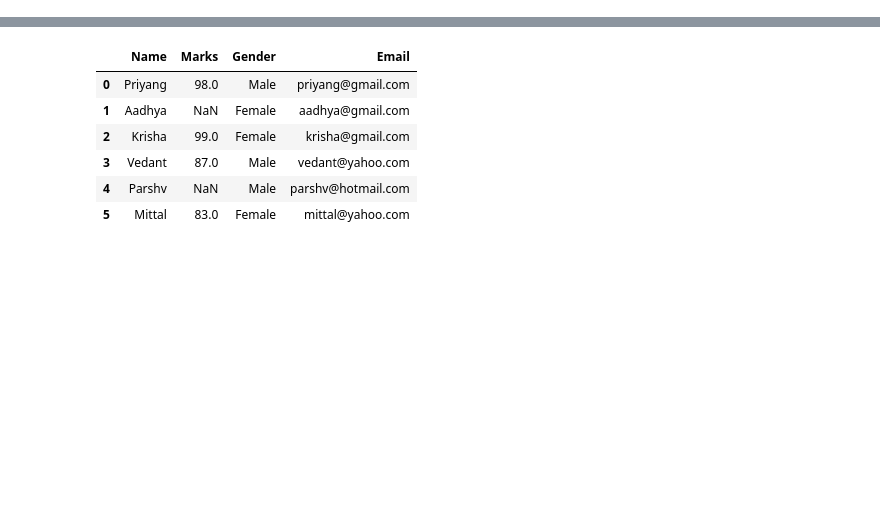
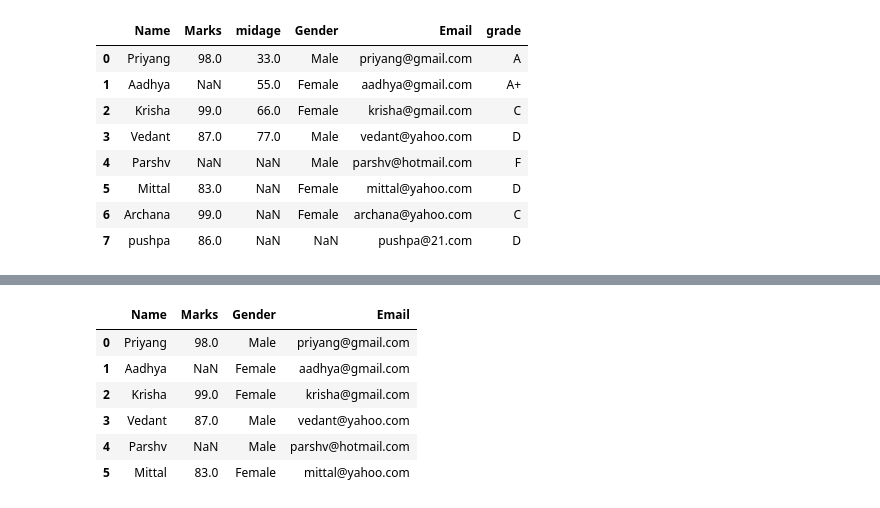
Before and after one commit to poonamsaxena123/python_task, a Jupyter notebook: pandass/pandas_test8.ipynb, the cells around one changed output, grey strips where cells are left out. Cells and saved outputs as stored; diff of their text form; code cells hidden in the pictures; blank space fills up the shorter version.

```diff
--- a/pandass/pandas_test8.ipynb
+++ b/pandass/pandas_test8.ipynb
@@ -41,0 +84,14 @@ memory usage: 384.0+ bytes
+# %%
+# add new
+df1["grade"]=["A","A+","C","D","F","D","C","D"]
+df1
+# %% [output]
+|  | Name | Marks | midage | Gender | Email | grade |
+| 0 | Priyang | 98.0 | 33.0 | Male | priyang@gmail.com | A |
+| 1 | Aadhya | NaN | 55.0 | Female | aadhya@gmail.com | A+ |
+| 2 | Krisha | 99.0 | 66.0 | Female | krisha@gmail.com | C |
+| 3 | Vedant | 87.0 | 77.0 | Male | vedant@yahoo.com | D |
+| 4 | Parshv | NaN | NaN | Male | parshv@hotmail.com | F |
+| 5 | Mittal | 83.0 | NaN | Female | mittal@yahoo.com | D |
+| 6 | Archana | 99.0 | NaN | Female | archana@yahoo.com | C |
+| 7 | pushpa | 86.0 | NaN | NaN | pushpa@21.com | D |
```
Also changed, not shown: parts of 14 cells of this notebook, 15 other files.
